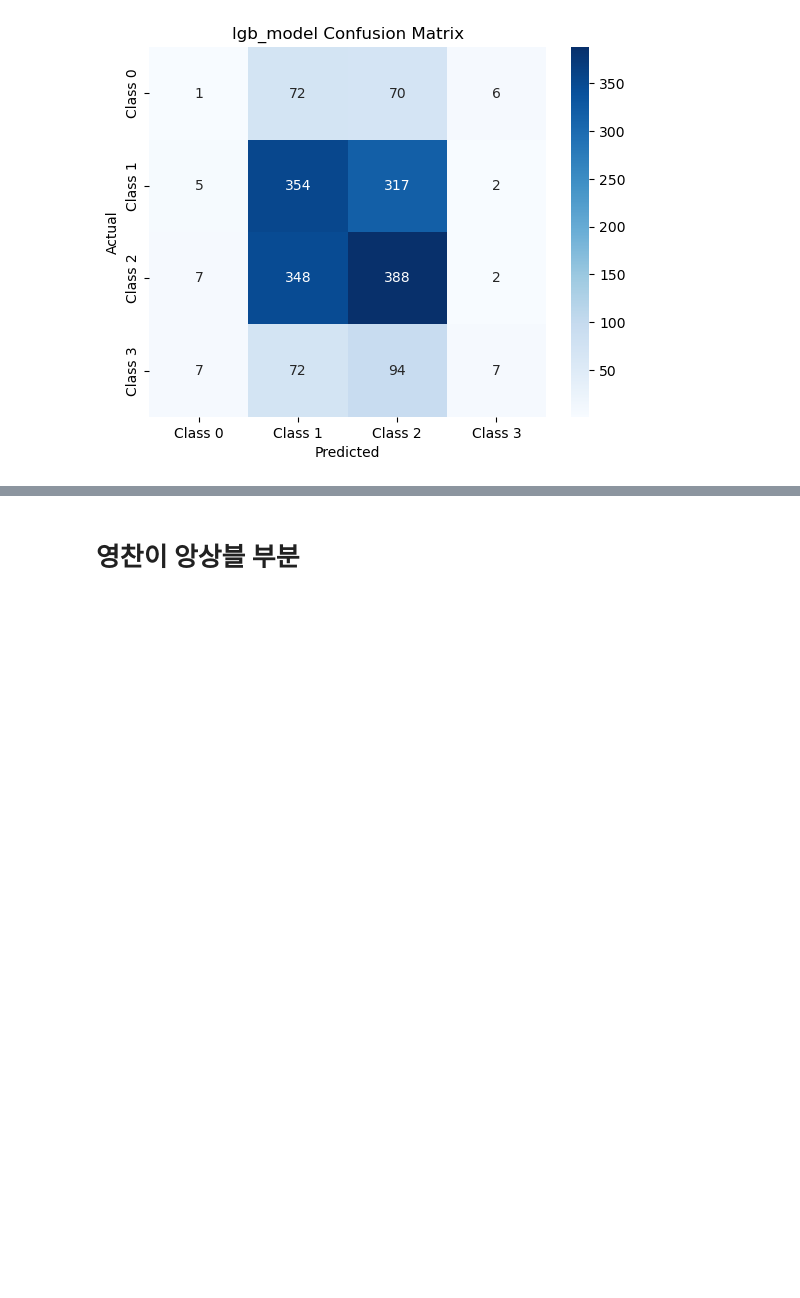
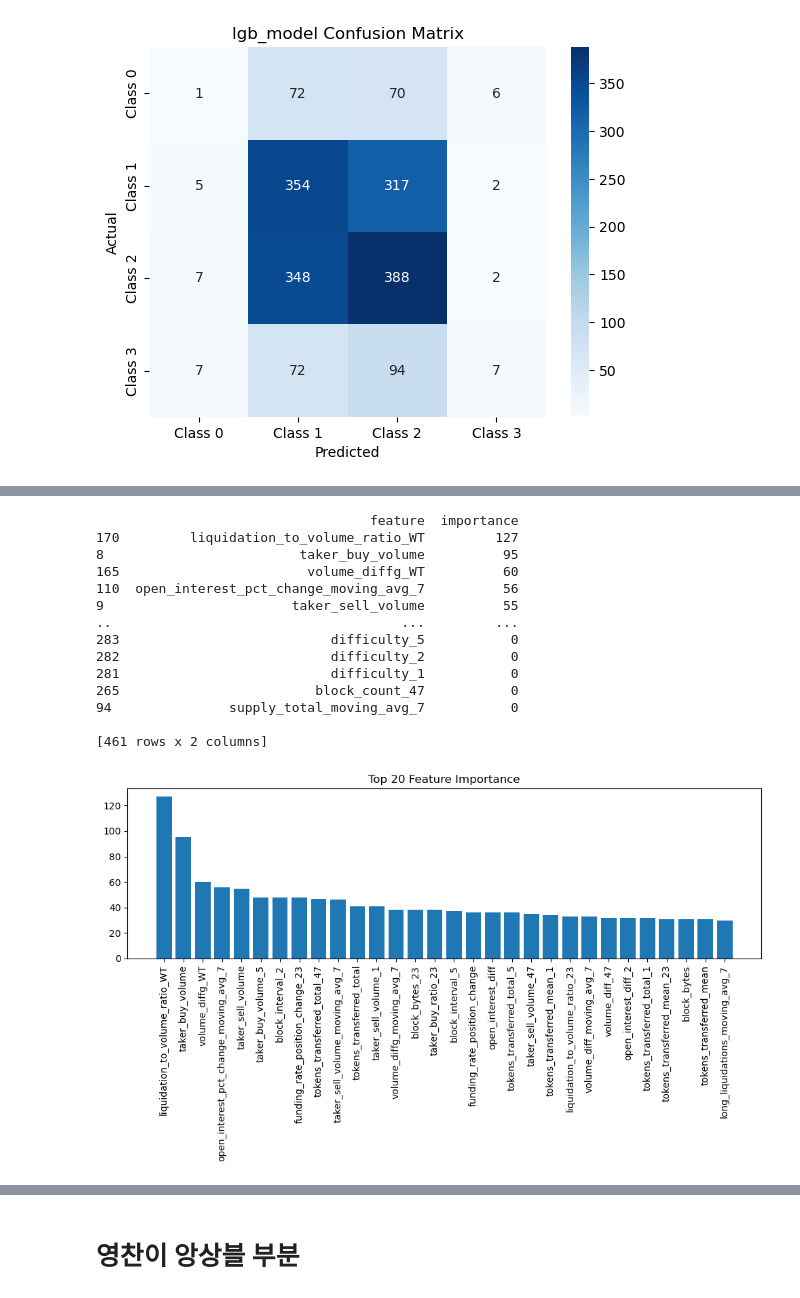
Before and after one commit to boostcampaitech7/level1-classificationinmachinelearning-recsys-08, a Jupyter notebook: src/baseline_ensenble_clean.ipynb, the cells around one changed output, grey strips where cells are left out. Cells and saved outputs as stored; diff of their text form; code cells hidden in the pictures; blank space fills up the shorter version.

```diff
--- a/src/baseline_ensenble_clean.ipynb
+++ b/src/baseline_ensenble_clean.ipynb
@@ -451,0 +553,39 @@ weighted avg       0.40      0.43      0.39      1752
+# %%
+# 모델 학습 후 특성 중요도 확인
+feature_importance = lgb_model.feature_importance(importance_type='split')
+feature_names = lgb_model.feature_name()
+
+# 특성 중요도를 데이터프레임으로 변환하고 정렬
+import pandas as pd
+feature_importance_df = pd.DataFrame({
+    'feature': feature_names,
+    'importance': feature_importance
+}).sort_values('importance', ascending=False)
+
+print(feature_importance_df)
+
+# 상위 30개 특성의 중요도를 시각화
+import matplotlib.pyplot as plt
+
+plt.figure(figsize=(10, 6))
+plt.bar(feature_importance_df['feature'][:30], feature_importance_df['importance'][:30])
+plt.xticks(rotation=90)
+plt.title('Top 20 Feature Importance')
+plt.tight_layout()
+plt.show()
+# %% [output]
+                                   feature  importance
+170         liquidation_to_volume_ratio_WT         127
+8                         taker_buy_volume          95
+165                        volume_diffg_WT          60
+110  open_interest_pct_change_moving_avg_7          56
+9                        taker_sell_volume          55
+..                                     ...         ...
+283                           difficulty_5           0
+282                           difficulty_2           0
+281                           difficulty_1           0
+265                         block_count_47           0
+94               supply_total_moving_avg_7           0
+
+[461 rows x 2 columns]
+[figure, added]
```
Also changed, not shown: parts of 16 cells of this notebook.
